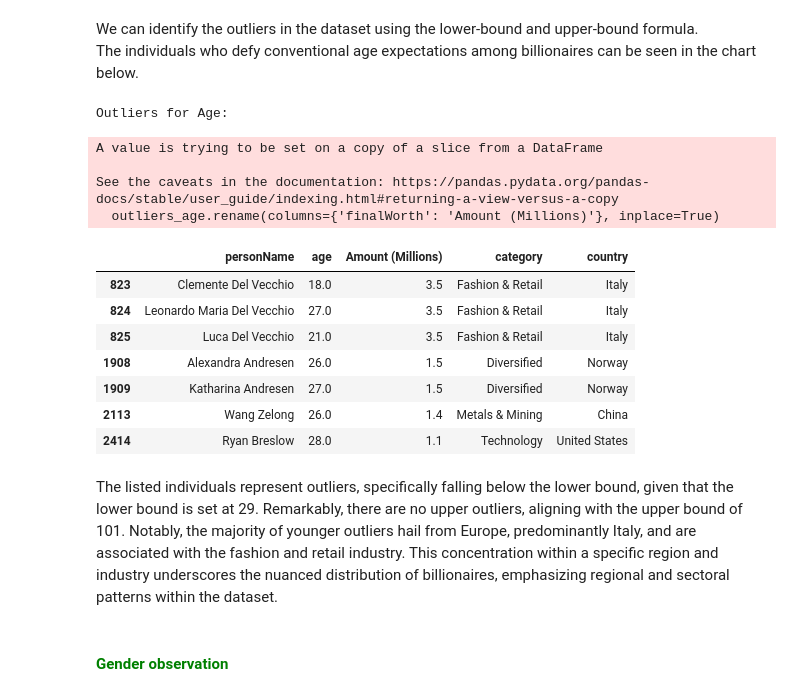
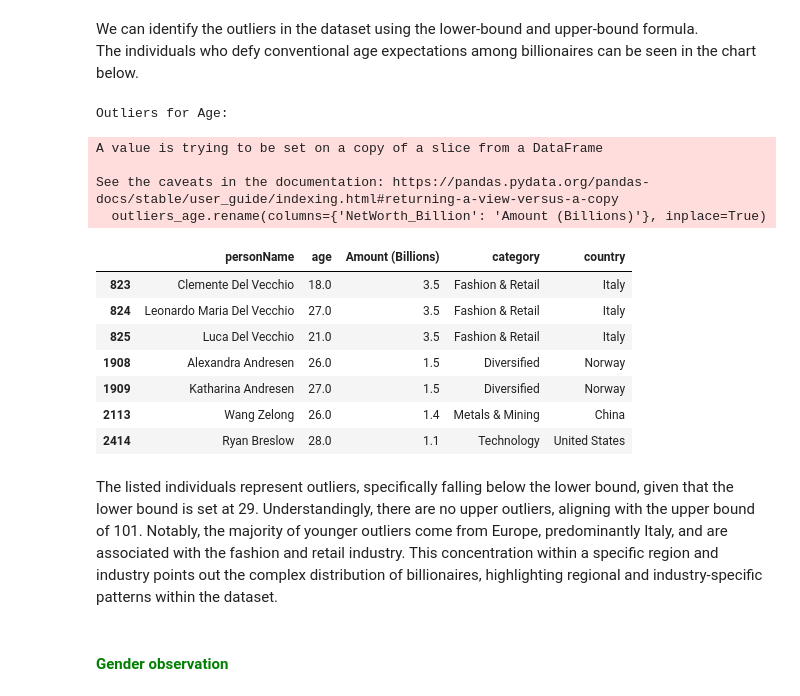
Before and after one commit to mujtabach2/BillionaireEDA, a Jupyter notebook: assignment1.ipynb, the cells around one changed output. Drawn from its saved outputs; the diff is of its cells as text; code cells hidden in the pictures.

```diff
--- a/assignment1.ipynb
+++ b/assignment1.ipynb
@@ -76,5 +78,6 @@ Also going to take a look at the wealth distrubtion alnalysis as in what industr
 # %%
 df['finalWorth'] = df['finalWorth'] / 1000
+df.rename(columns={'finalWorth': 'NetWorth_Billion'}, inplace=True)
 # %% [markdown]
 <H4 style="color:#008000;"> Cleaning for Demographic Analysis</H4>
 # %% [markdown]
@@ -198,22 +201,22 @@ We can identify the outliers in the dataset using the lower-bound and upper-boun
 # %%
 # Identify outliers for age
 lower_bound = Q1 - 1.5 * IQR
 upper_bound = Q3 + 1.5 * IQR
 
 outliers_age = df[(df['age'] < lower_bound) | (df['age'] > upper_bound)]
 
 # Rename
-outliers_age.rename(columns={'finalWorth': 'Amount (Millions)'}, inplace=True)
+outliers_age.rename(columns={'NetWorth_Billion': 'Amount (Billions)'}, inplace=True)
 # Print names, ages, and wealth amounts of outliers for age
 print("Outliers for Age:")
-display(outliers_age[['personName', 'age', 'Amount (Millions)', 'category', 'country']])
+display(outliers_age[['personName', 'age', 'Amount (Billions)', 'category', 'country']])
 # %% [output]
 Outliers for Age:
 A value is trying to be set on a copy of a slice from a DataFrame
 
 See the caveats in the documentation: https://pandas.pydata.org/pandas-docs/stable/user_guide/indexing.html#returning-a-view-versus-a-copy
-  outliers_age.rename(columns={'finalWorth': 'Amount (Millions)'}, inplace=True)
+  outliers_age.rename(columns={'NetWorth_Billion': 'Amount (Billions)'}, inplace=True)
-|  | personName | age | Amount (Millions) | category | country |
+|  | personName | age | Amount (Billions) | category | country |
 | 823 | Clemente Del Vecchio | 18.0 | 3.5 | Fashion & Retail | Italy |
 | 824 | Leonardo Maria Del Vecchio | 27.0 | 3.5 | Fashion & Retail | Italy |
 | 825 | Luca Del Vecchio | 21.0 | 3.5 | Fashion & Retail | Italy |
@@ -222,8 +225,7 @@ See the caveats in the documentation: https://pandas.pydata.org/pandas-docs/stab
 | 2113 | Wang Zelong | 26.0 | 1.4 | Metals & Mining | China |
 | 2414 | Ryan Breslow | 28.0 | 1.1 | Technology | United States |
 # %% [markdown]
-
-The listed individuals represent outliers, specifically falling below the lower bound, given that the lower bound is set at 29. Remarkably, there are no upper outliers, aligning with the upper bound of 101. Notably, the majority of younger outliers hail from Europe, predominantly Italy, and are associated with the fashion and retail industry. This concentration within a specific region and industry underscores the nuanced distribution of billionaires, emphasizing regional and sectoral patterns within the dataset.
+The listed individuals represent outliers, specifically falling below the lower bound, given that the lower bound is set at 29. Understandingly, there are no upper outliers, aligning with the upper bound of 101. Notably, the majority of younger outliers come from Europe, predominantly Italy, and are associated with the fashion and retail industry. This concentration within a specific region and industry points out the complex distribution of billionaires, highlighting regional and industry-specific patterns within the dataset.
 # %% [markdown]
 <H4 style="color:#008000;">Gender observation</H4>
 # %%
```
Also changed, not shown: parts of 21 cells of this notebook.
